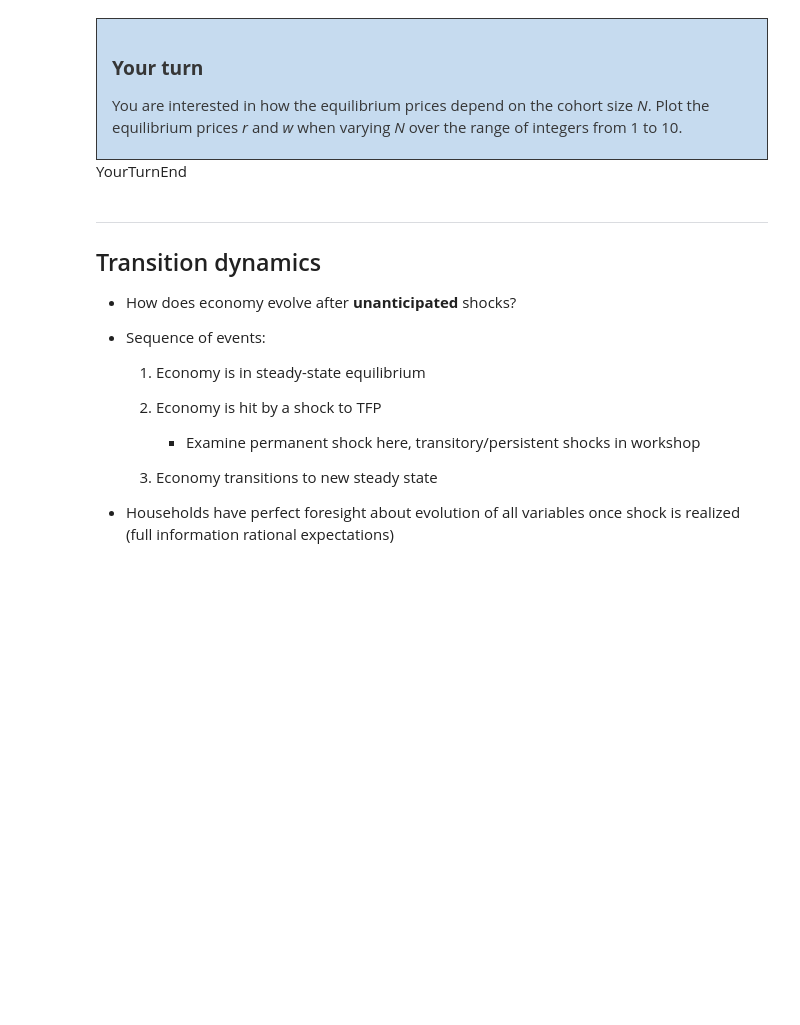
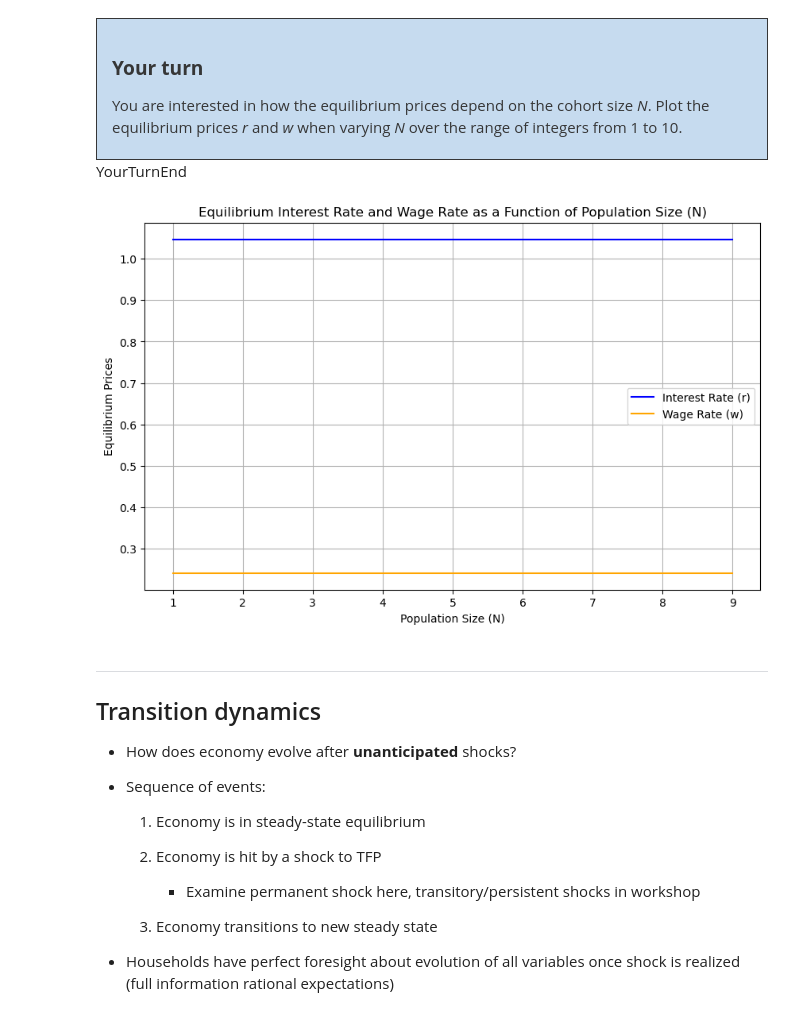
Before and after one commit to MHS17-NHH/FIE463-V26, a Jupyter notebook: lectures/lecture07/lecture07-MHS.ipynb, the cells around one changed output. Drawn from its saved outputs; the diff is of its cells as text; code cells hidden in the pictures; blank space fills up the shorter version.

```diff
--- a/lectures/lecture07/lecture07-MHS.ipynb
+++ b/lectures/lecture07/lecture07-MHS.ipynb
@@ -366,11 +371,32 @@ def compute_steady_state(par: Parameters):
     """
 
     # TODO: Call root-finder
+    res = root_scalar(compute_capital_ex_demand, bracket=(1.0e-3, 1), args=(par,))
+
+    if not res.converged:
+        raise ValueError("Equilibrium root finder did not terminate successfully.")
+
+    # Equilibrium K
+    K = res.root * par.N
     # TODO: Create SteadyState instance to store results
+    eq = SteadyState(par=par, K=K, L=par.N)
     # TODO: Compute and store prices r, w
+    eq.r, eq.w = compute_prices(eq.K / eq.L, par.z, par)
+
+    # Investment in steady state
+    eq.I = eq.K * par.delta
     # TODO: Compute and store HH variables c_y, c_o, a, s
+    eq.s = compute_savings_rate(eq.r, par)
+    eq.a = eq.s * eq.w
+    eq.c_y = eq.w - eq.a
+    eq.c_o = (1 + eq.r) * eq.a
     # TODO: Compute and store aggregate variables K, L, I, Y, C
+    eq.Y = par.z * (eq.K ** par.alpha) * (eq.L ** (1 - par.alpha))
+    eq.C = par.N * (eq.c_y + eq.c_o)
     # TODO: Check goods market clearing
+    assert abs(eq.Y - eq.C - eq.I) < 1.0e-8, "Goods market does not clear in steady state."
+
+    return eq
 # %% [markdown]
 - Print equilibrium using `print_steady_state()` from [`lecture07_olg`](lecture07_olg.py) module
 # %%
@@ -390,6 +432,29 @@ You are interested in how the equilibrium prices depend on the cohort size <i>N<
 
 </div>
 <span style="display: none;">YourTurnEnd</span>
+# %%
+N_range = np.arange(1, 11)
+
+# Plot equilibrium r and w for different values of N
+r_values = []
+w_values = []
+for i in N_range:
+    par.N = i
+    eq = compute_steady_state(par)
+    r_values.append(eq.r)
+    w_values.append(eq.w)
+
+plt.figure(figsize=(10, 6))
+plt.plot(N_range, r_values, label='Interest Rate (r)', color='blue')
+plt.plot(N_range, w_values, label='Wage Rate (w)', color='orange')
+plt.title('Equilibrium Interest Rate and Wage Rate as a Function of Population Size (N)')
+plt.xlabel('Population Size (N)')
+plt.ylabel('Equilibrium Prices')
+plt.grid()
+plt.legend()
+plt.show()
+# %% [output]
+[figure, added]
 # %% [markdown]
 ***
 ## Transition dynamics
```
Also changed, not shown: parts of 9 cells of this notebook.
